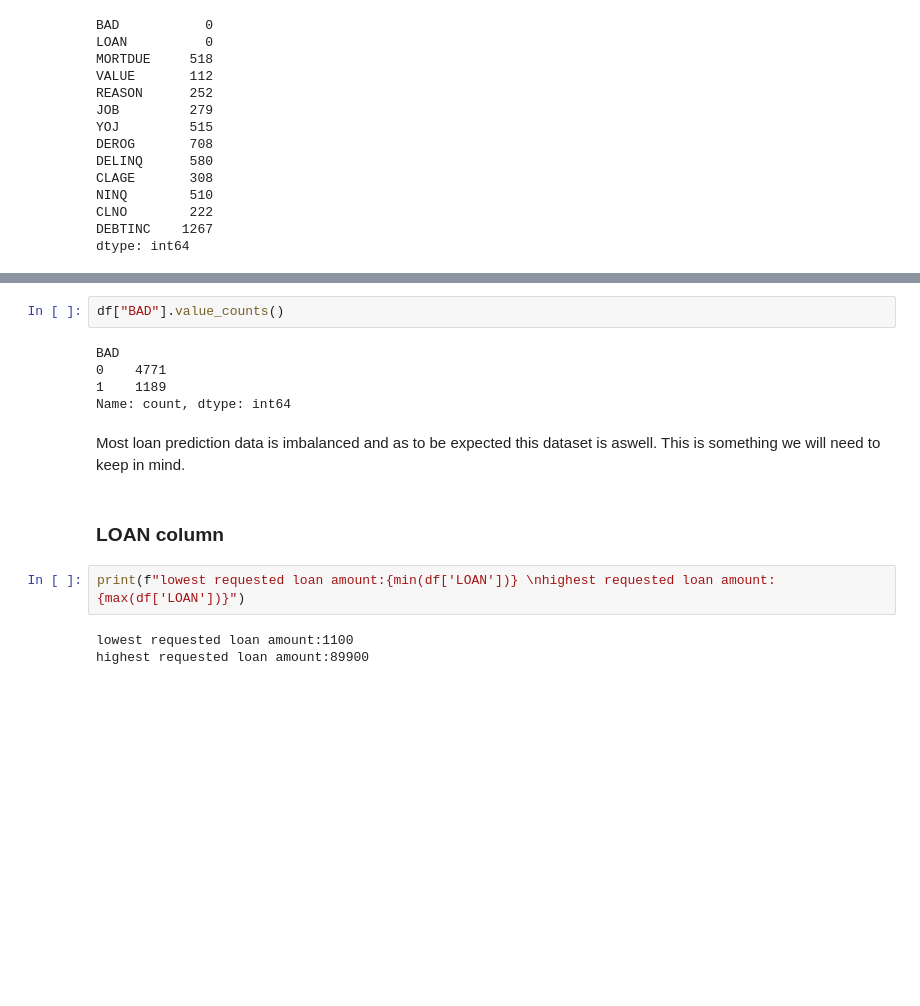
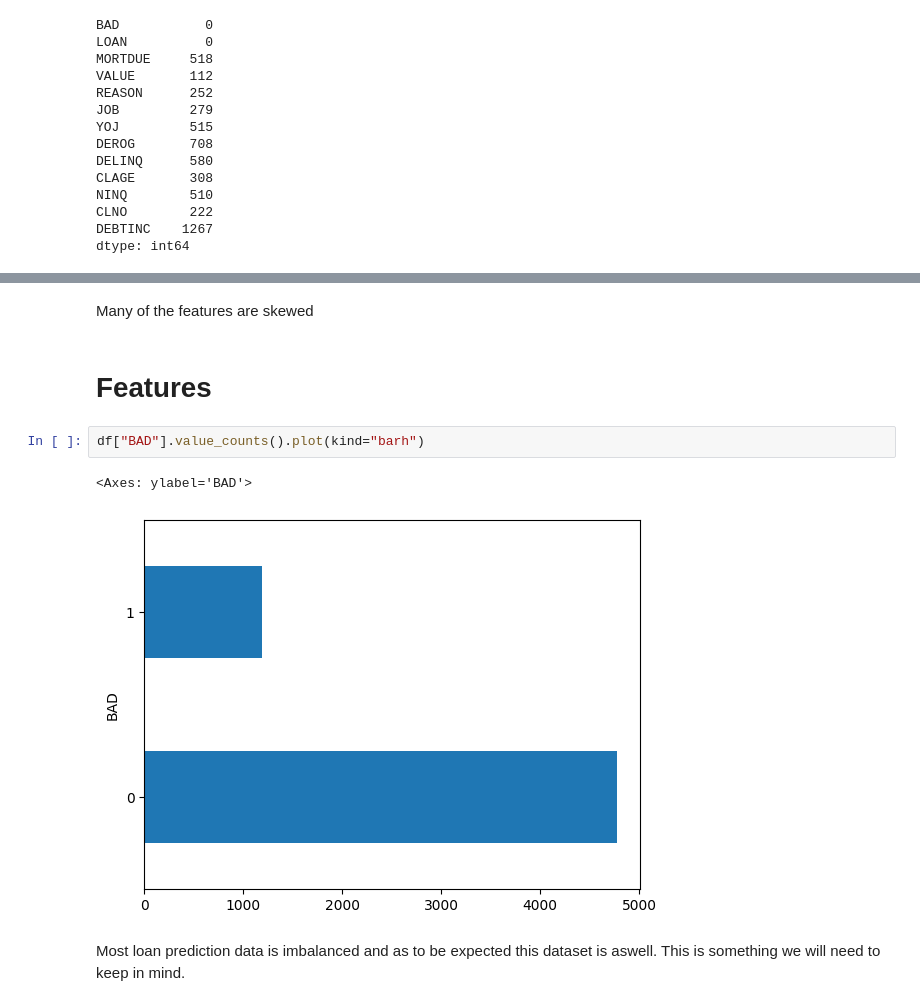
Before and after one commit to 4rn3/loan_default_prediction, a Jupyter notebook: data_analysis.ipynb, the cells around one changed output, grey strips where cells are left out. Drawn from its saved outputs; the diff is of its cells as text; blank space fills up the shorter version.

```diff
--- a/data_analysis.ipynb
+++ b/data_analysis.ipynb
@@ -80,16 +168,11 @@ We see quite a few null values which will need to be imputed or taken care off.
+# %% [markdown]
+Many of the features are skewed
+# %% [markdown]
+# Features
 # %%
-df["BAD"].value_counts()
+df["BAD"].value_counts().plot(kind="barh")
 # %% [output]
-BAD
-0    4771
-1    1189
-Name: count, dtype: int64
+<Axes: ylabel='BAD'>
+[figure, added]
 # %% [markdown]
 Most loan prediction data is imbalanced and as to be expected this dataset is aswell. This is something we will need to keep in mind.
-# %% [markdown]
-### LOAN column
-# %%
-print(f"lowest requested loan amount:{min(df['LOAN'])} \nhighest requested loan amount:{max(df['LOAN'])}")
-# %% [output]
-lowest requested loan amount:1100
-highest requested loan amount:89900
```
Also changed, not shown: parts of 22 cells of this notebook.
